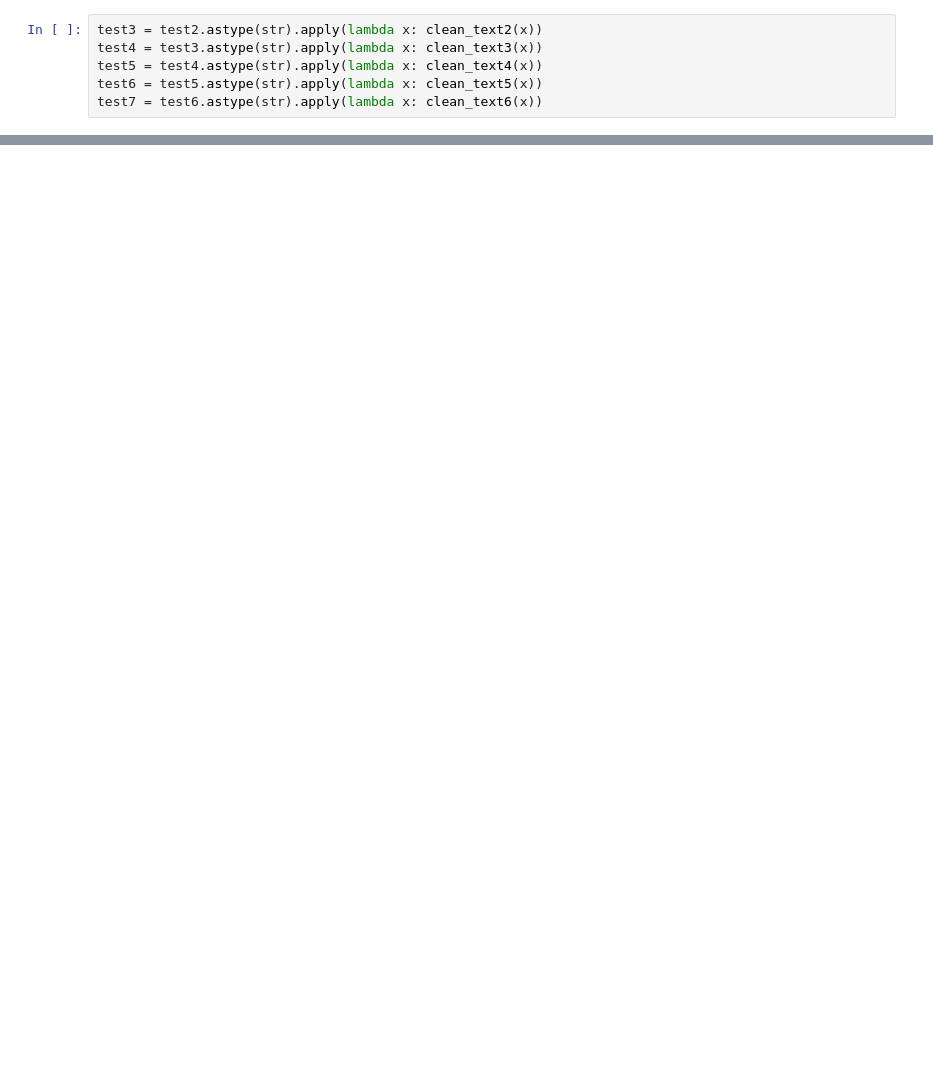
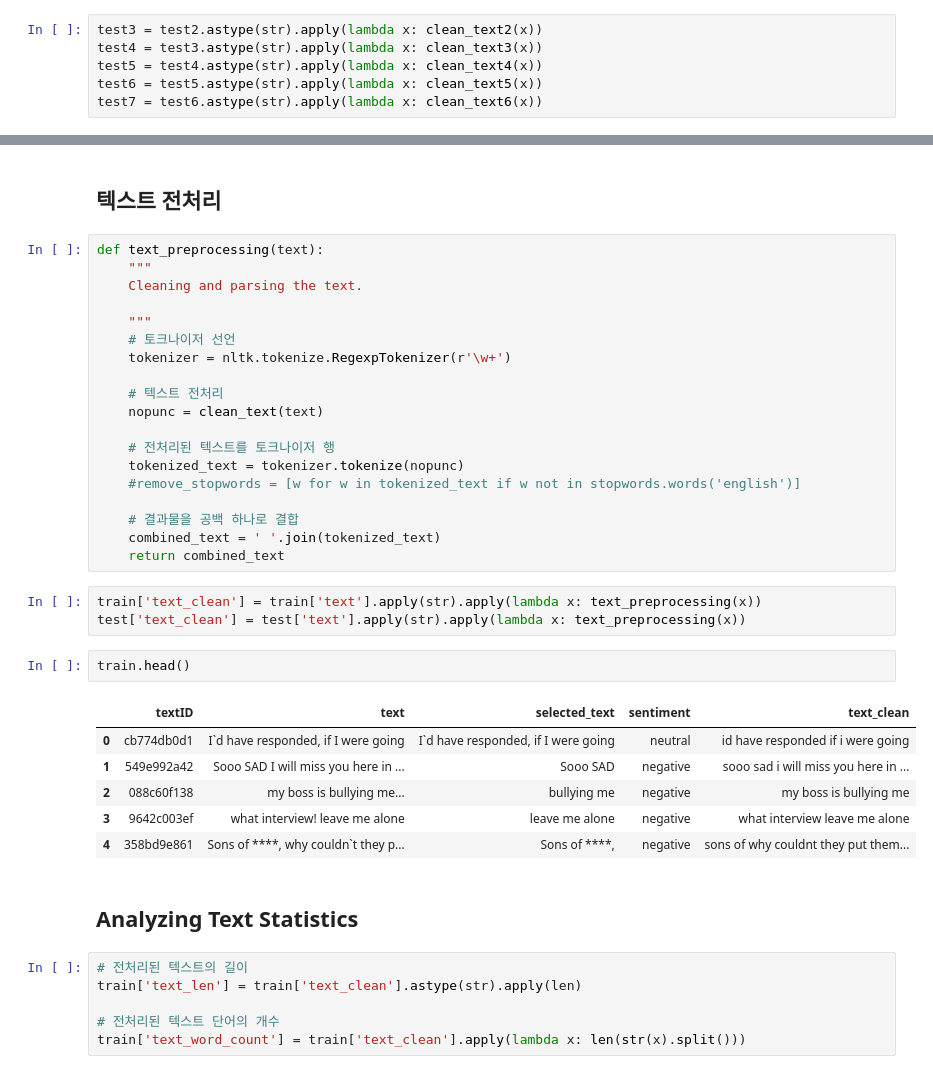
Before and after one commit to wumusill/Kaggul, a Jupyter notebook: eda_preprocessing_bert.ipynb, the cells around one changed output, grey strips where cells are left out. Cells and saved outputs as stored; diff of their text form; blank space fills up the shorter version.

```diff
--- a/eda_preprocessing_bert.ipynb
+++ b/eda_preprocessing_bert.ipynb
@@ -323,0 +409,41 @@ test_df
+# %% [markdown]
+## 텍스트 전처리
+# %%
+def text_preprocessing(text):
+    """
+    Cleaning and parsing the text.
+
+    """
+    # 토크나이저 선언
+    tokenizer = nltk.tokenize.RegexpTokenizer(r'\w+')
+
+    # 텍스트 전처리
+    nopunc = clean_text(text)
+
+    # 전처리된 텍스트를 토크나이저 행
+    tokenized_text = tokenizer.tokenize(nopunc)
+    #remove_stopwords = [w for w in tokenized_text if w not in stopwords.words('english')]
+
+    # 결과물을 공백 하나로 결합
+    combined_text = ' '.join(tokenized_text)
+    return combined_text
+# %%
+train['text_clean'] = train['text'].apply(str).apply(lambda x: text_preprocessing(x))
+test['text_clean'] = test['text'].apply(str).apply(lambda x: text_preprocessing(x))
+# %%
+train.head()
+# %% [output]
+|  | textID | text | selected_text | sentiment | text_clean |
+| 0 | cb774db0d1 | I`d have responded, if I were going | I`d have responded, if I were going | neutral | id have responded if i were going |
+| 1 | 549e992a42 | Sooo SAD I will miss you here in ... | Sooo SAD | negative | sooo sad i will miss you here in ... |
+| 2 | 088c60f138 | my boss is bullying me... | bullying me | negative | my boss is bullying me |
+| 3 | 9642c003ef | what interview! leave me alone | leave me alone | negative | what interview leave me alone |
+| 4 | 358bd9e861 | Sons of ****, why couldn`t they p... | Sons of ****, | negative | sons of why couldnt they put them... |
+# %% [markdown]
+## Analyzing Text Statistics
+# %%
+# 전처리된 텍스트의 길이
+train['text_len'] = train['text_clean'].astype(str).apply(len)
+
+# 전처리된 텍스트 단어의 개수
+train['text_word_count'] = train['text_clean'].apply(lambda x: len(str(x).split()))
```
Also changed, not shown: parts of 32 cells of this notebook.
